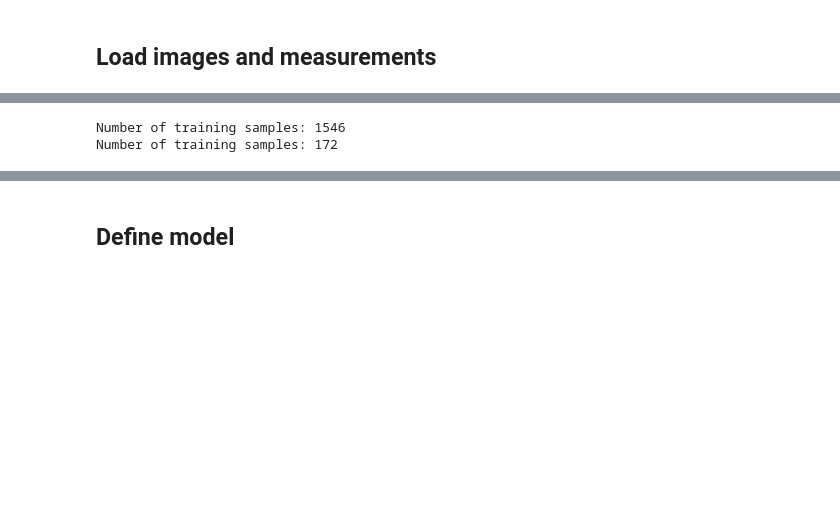
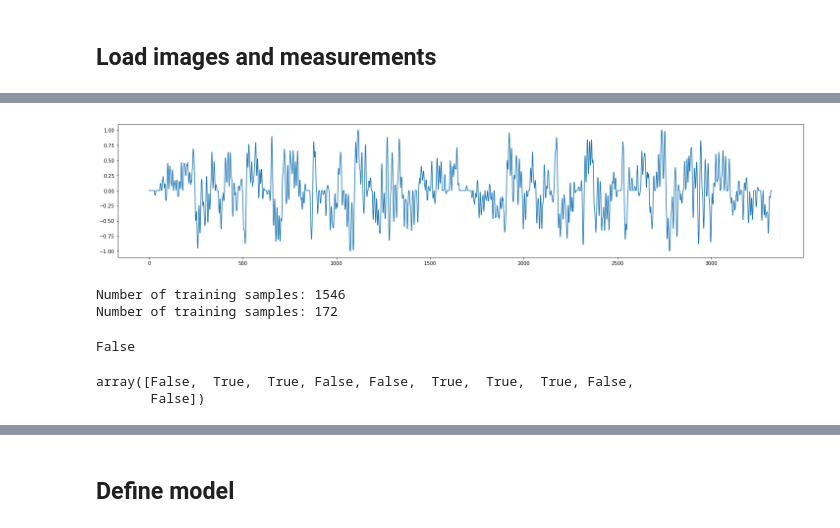
Before and after one commit to koulakis/CarND-Behavioral-Cloning-P3, a Jupyter notebook: clone.ipynb, the cells around one changed output, grey strips where cells are left out. Drawn from its saved outputs; the diff is of its cells as text; code cells hidden in the pictures; blank space fills up the shorter version.

```diff
--- a/clone.ipynb
+++ b/clone.ipynb
@@ -78,3 +85,11 @@ Wall time: 2.23 s
+# %%
+_, measurements_smooth = load_image_sets(['1_round_fw_hard_level'], smoothen=6)
+
+plt.figure(figsize=(25, 5))
+plt.plot(measurements_smooth)
+plt.show()
+# %% [output]
+[figure, added]
 # %%
 seed = 4363
 train_images, valid_images, train_meas, valid_meas = train_test_split(images, measurements, test_size=0.1, random_state=seed)
@@ -84,3 +99,12 @@ print(f'Number of training samples: {valid_meas.shape[0]}')
 # %% [output]
 Number of training samples: 1546
 Number of training samples: 172
+# %%
+np.random.randint(2) == 0
+# %% [output]
+False
+# %%
+np.random.randint(2, size=10).astype(bool)
+# %% [output]
+array([False,  True,  True, False, False,  True,  True,  True, False,
+       False])
```
Also changed, not shown: parts of 17 cells of this notebook, 1 other file.
